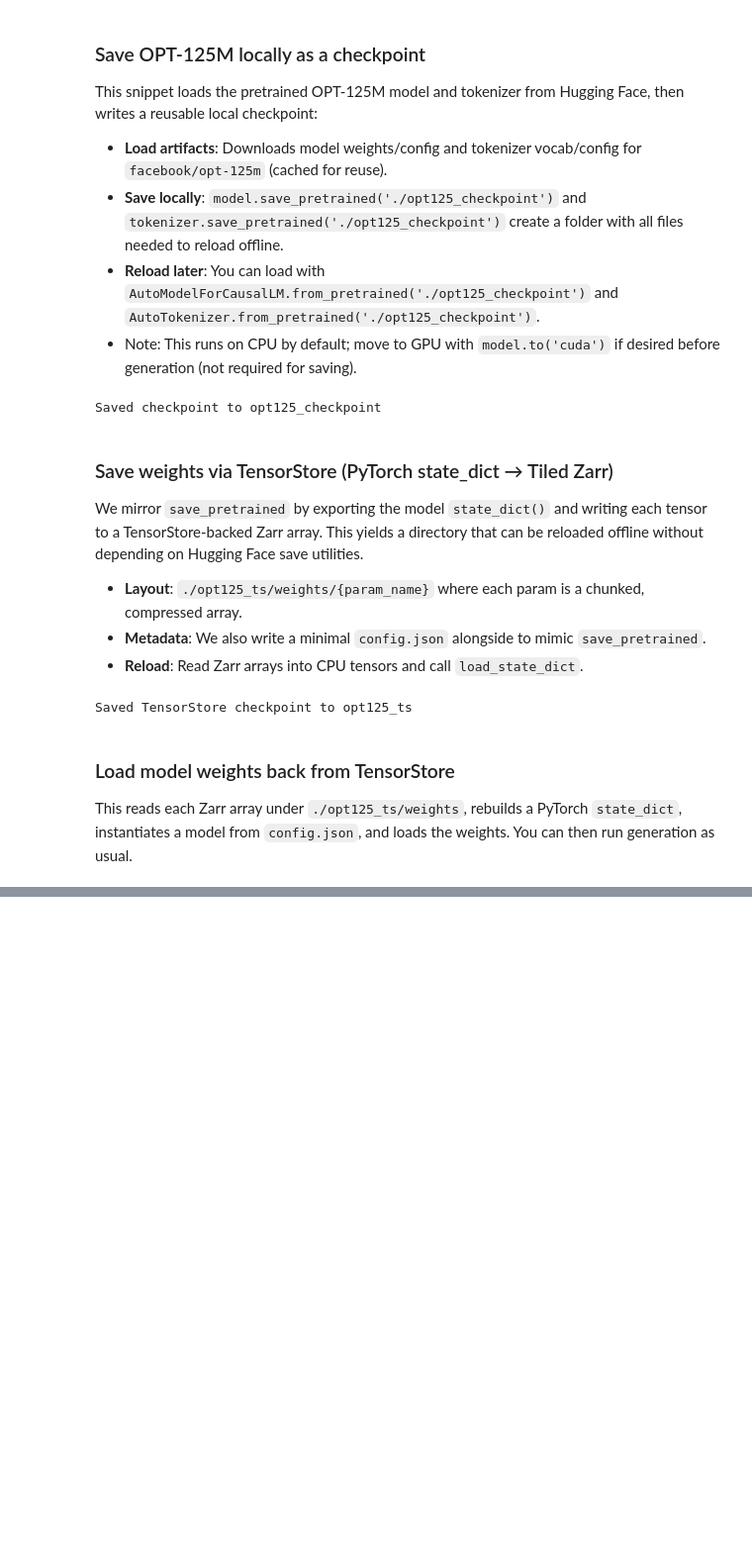
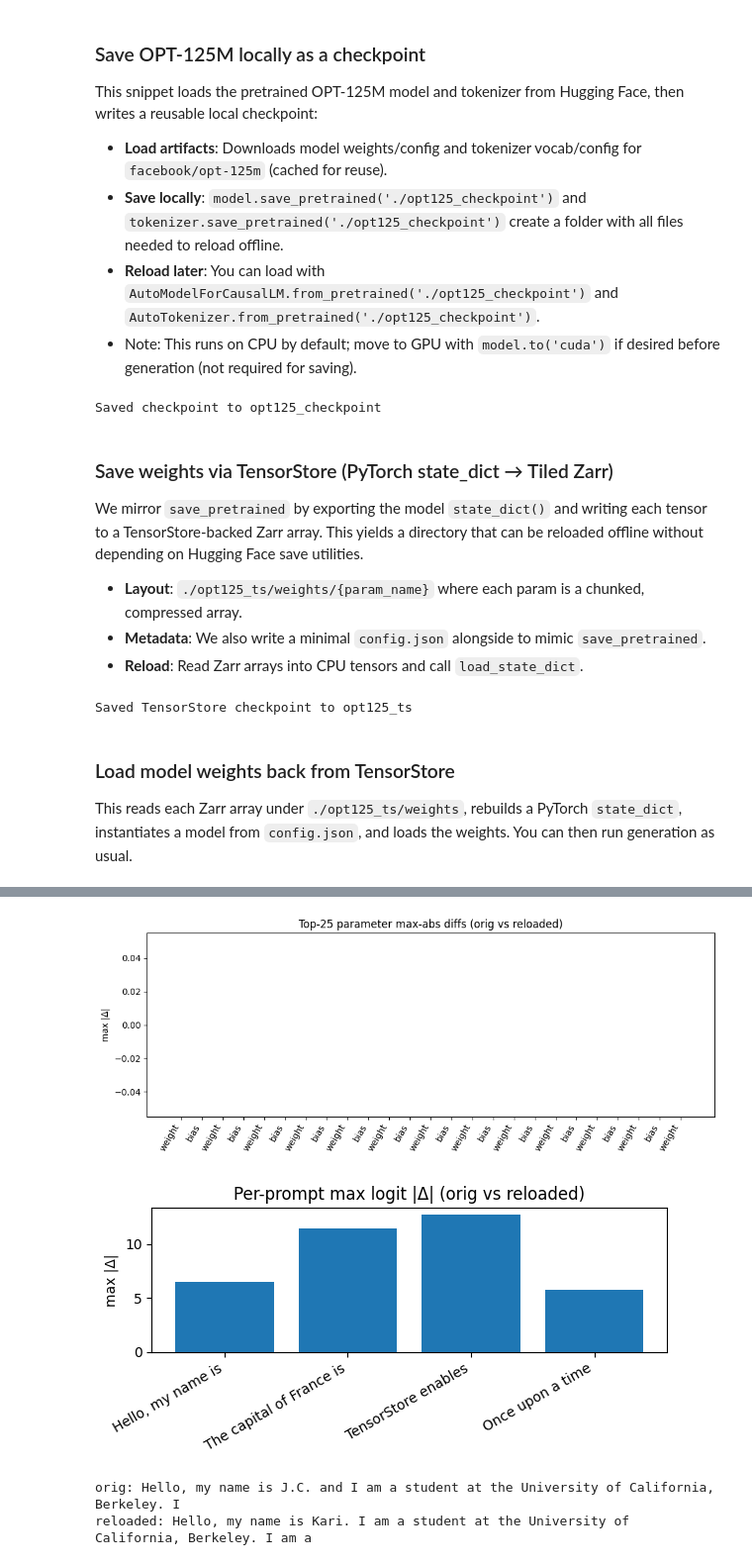
Before and after one commit to RifatXia/tensorstore, a Jupyter notebook: opt-checkpointing/opt125_demo.ipynb, the cells around one changed output, grey strips where cells are left out. Shown at 99% size. Saved outputs shown, nothing was run; the diff lists cells and outputs as text; code cells hidden in the pictures; blank space fills up the shorter version.

Commit message:
checkpointing comparison graph added

```diff
--- a/opt-checkpointing/opt125_demo.ipynb
+++ b/opt-checkpointing/opt125_demo.ipynb
@@ -162,3 +159,71 @@ reloaded: Hello, my name is Kari. I am a student of the art of photography. I
 state_dict hash orig: 681529e645f341e1c148dd9f041c3884864df313f6314466377e1056cf2646ba
 state_dict hash reloaded: 681529e645f341e1c148dd9f041c3884864df313f6314466377e1056cf2646ba
 same: True
+# %%
+# Visual verification: parameter diffs and output similarity
+import math
+import numpy as np
+import torch
+import matplotlib.pyplot as plt
+
+# 1) Parameter difference metrics (L2 and max-abs per parameter)
+with torch.no_grad():
+    sd_orig = {k: v.detach().cpu() for k, v in model.state_dict().items()}
+    sd_reload = {k: v.detach().cpu() for k, v in reloaded.state_dict().items()}
+
+names = sorted(set(sd_orig.keys()) & set(sd_reload.keys()))
+l2_diffs, max_abs_diffs = [], []
+for n in names:
+    a = sd_orig[n].float().contiguous()
+    b = sd_reload[n].float().contiguous()
+    d = (a - b)
+    l2_diffs.append(float(torch.linalg.vector_norm(d)))
+    max_abs_diffs.append(float(d.abs().max()))
+
+# Plot top-25 by max-abs (should be all zeros if identical)
+sorted_idx = np.argsort(max_abs_diffs)[::-1][:25]
+plt.figure(figsize=(10, 4))
+plt.bar(range(len(sorted_idx)), [max_abs_diffs[i] for i in sorted_idx])
+plt.xticks(range(len(sorted_idx)), [names[i].split('.')[-1] for i in sorted_idx], rotation=60, ha='right')
+plt.title('Top-25 parameter max-abs diffs (orig vs reloaded)')
+plt.ylabel('max |Δ|')
+plt.tight_layout()
+plt.show()
+
+# 2) Logit similarity over a small prompt set
+prompts = [
+    "Hello, my name is",
+    "The capital of France is",
+    "TensorStore enables",
+    "Once upon a time",
+]
+inputs = tokenizer(prompts, return_tensors='pt', padding=True)
+with torch.no_grad():
+    out1 = model(**inputs)
+    out2 = reloaded(**inputs)
+logits1 = out1.logits.detach().cpu()
+logits2 = out2.logits.detach().cpu()
+
+# Per-prompt max absolute logit difference (across all positions and vocab)
+logit_diff = (logits1 - logits2).abs()
+per_prompt_max = logit_diff.max(dim=-1).values.max(dim=-1).values.numpy()
+
+plt.figure(figsize=(6, 3))
+plt.bar(range(len(prompts)), per_prompt_max)
+plt.xticks(range(len(prompts)), [p[:24] + ('…' if len(p)>24 else '') for p in prompts], rotation=30, ha='right')
+plt.title('Per-prompt max logit |Δ| (orig vs reloaded)')
+plt.ylabel('max |Δ|')
+plt.tight_layout()
+plt.show()
+
+# 3) Side-by-side sample generations for qualitative check
+with torch.no_grad():
+    g1 = model.generate(**tokenizer(prompts[0], return_tensors='pt'), max_length=24)
+    g2 = reloaded.generate(**tokenizer(prompts[0], return_tensors='pt'), max_length=24)
+print('orig:', tokenizer.decode(g1[0], skip_special_tokens=True))
+print('reloaded:', tokenizer.decode(g2[0], skip_special_tokens=True))
+# %% [output]
+[figure, added]
+[figure, added]
+orig: Hello, my name is J.C. and I am a student at the University of California, Berkeley. I
+reloaded: Hello, my name is Kari. I am a student at the University of California, Berkeley. I am a
```
Also changed, not shown: parts of 2 cells of this notebook, 2 other files.
